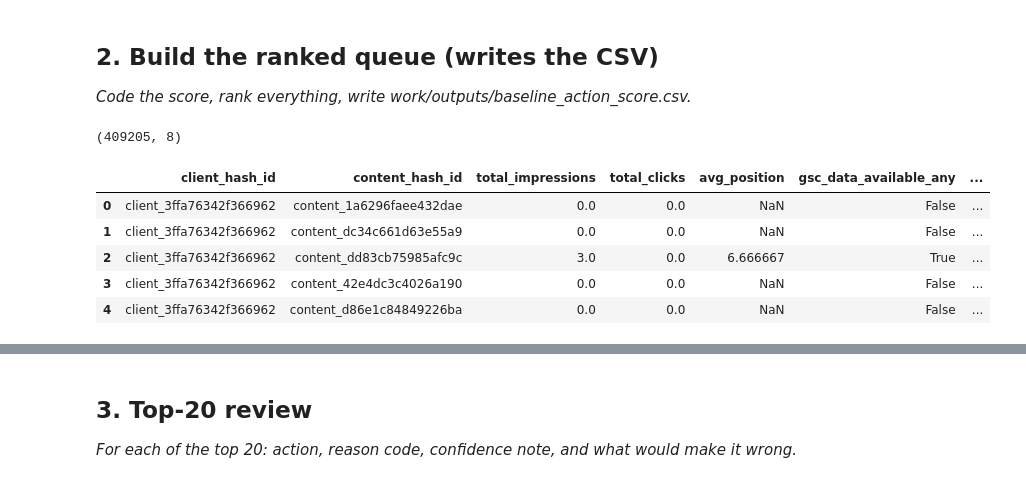
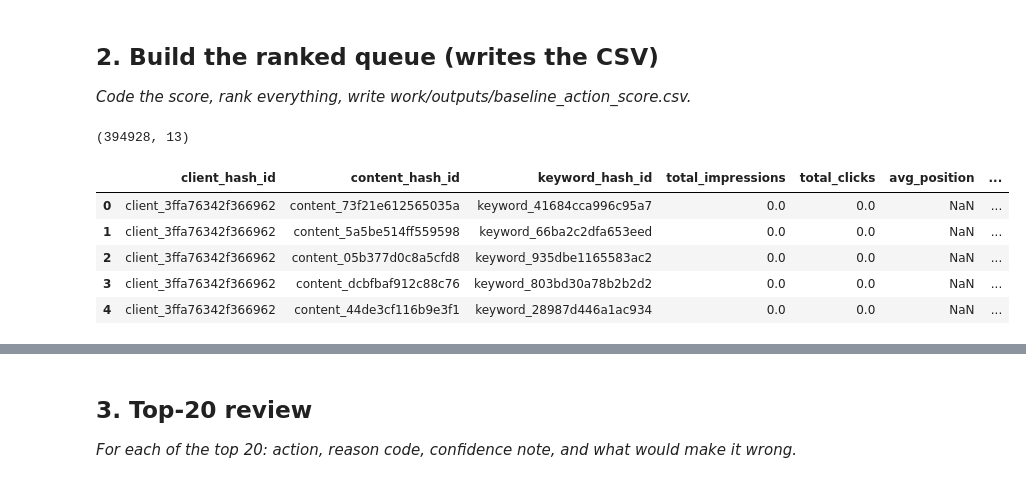
Before and after one commit to tracy030115/flyrank-ml, a Jupyter notebook: work/notebooks/w04_baseline_score.ipynb, the cells around one changed output, grey strips where cells are left out. Cells and saved outputs as stored; diff of their text form; code cells hidden in the pictures.

```diff
--- a/work/notebooks/w04_baseline_score.ipynb
+++ b/work/notebooks/w04_baseline_score.ipynb
@@ -105,52 +122,61 @@ import numpy as np
 page_level = con.sql(f"""
     WITH ref AS (
         SELECT MAX(report_date) AS max_date
         FROM read_parquet('{rel}/fact_content_daily_performance_sample.parquet')
     ),
     fact_agg AS (
         SELECT
             client_hash_id,
             content_hash_id,
             SUM(gsc_impressions) AS total_impressions,
             SUM(gsc_clicks) AS total_clicks,
             AVG(gsc_avg_position) AS avg_position,
-            BOOL_OR(gsc_data_available) AS gsc_data_available_any
+            SUM(ga4_sessions) AS total_sessions,
+            SUM(ga4_engaged_sessions) AS total_engaged_sessions,
+            BOOL_OR(gsc_data_available) AS gsc_data_available_any,
+            BOOL_OR(ga4_data_available) AS ga4_data_available_any
         FROM read_parquet('{rel}/fact_content_daily_performance_sample.parquet')
         GROUP BY client_hash_id, content_hash_id
     ),
-    staleness AS (
+    content_meta AS (
         SELECT
-            dc.content_hash_id,
-            DATE_DIFF('day', dc.content_updated_date, ref.max_date) AS days_since_last_update
-        FROM read_parquet('{rel}/dim_content.parquet') dc
-        CROSS JOIN ref
+            content_hash_id,
+            keyword_hash_id,
+            content_updated_date,
+            is_published,
+            is_deleted
+        FROM read_parquet('{rel}/dim_content.parquet')
+        WHERE is_published = true AND is_deleted = false
     )
     SELECT
         f.client_hash_id,
         f.content_hash_id,
+        cm.keyword_hash_id,
         f.total_impressions,
         f.total_clicks,
         f.avg_position,
+        f.total_sessions,
+        f.total_engaged_sessions,
         f.gsc_data_available_any,
-        s.days_since_last_update,
-        CASE WHEN f.total_impressions > 0
-             THEN f.total_clicks * 1.0 / f.total_impressions
-             ELSE NULL
-        END AS ctr
+        f.ga4_data_available_any,
+        DATE_DIFF('day', cm.content_updated_date, ref.max_date) AS days_since_last_update,
+        CASE WHEN f.total_impressions > 0 THEN f.total_clicks * 1.0 / f.total_impressions ELSE NULL END AS ctr,
+        CASE WHEN f.total_sessions > 0 THEN f.total_engaged_sessions * 1.0 / f.total_sessions ELSE NULL END AS engagement_rate
     FROM fact_agg f
-    LEFT JOIN staleness s ON f.content_hash_id = s.content_hash_id
+    JOIN content_meta cm ON f.content_hash_id = cm.content_hash_id
+    CROSS JOIN ref
 """).df()
 
 print(page_level.shape)
 page_level.head()
 # %% [output]
-(409205, 8)
+(394928, 13)
-|  | client_hash_id | content_hash_id | total_impressions | total_clicks | avg_position | gsc_data_available_any | ... |
-| 0 | client_3ffa76342f366962 | content_1a6296faee432dae | 0.0 | 0.0 | NaN | False | ... |
-| 1 | client_3ffa76342f366962 | content_dc34c661d63e55a9 | 0.0 | 0.0 | NaN | False | ... |
-| 2 | client_3ffa76342f366962 | content_dd83cb75985afc9c | 3.0 | 0.0 | 6.666667 | True | ... |
-| 3 | client_3ffa76342f366962 | content_42e4dc3c4026a190 | 0.0 | 0.0 | NaN | False | ... |
-| 4 | client_3ffa76342f366962 | content_d86e1c84849226ba | 0.0 | 0.0 | NaN | False | ... |
+|  | client_hash_id | content_hash_id | keyword_hash_id | total_impressions | total_clicks | avg_position | ... |
+| 0 | client_3ffa76342f366962 | content_73f21e612565035a | keyword_41684cca996c95a7 | 0.0 | 0.0 | NaN | ... |
+| 1 | client_3ffa76342f366962 | content_5a5be514ff559598 | keyword_66ba2c2dfa653eed | 0.0 | 0.0 | NaN | ... |
+| 2 | client_3ffa76342f366962 | content_05b377d0c8a5cfd8 | keyword_935dbe1165583ac2 | 0.0 | 0.0 | NaN | ... |
+| 3 | client_3ffa76342f366962 | content_dcbfbaf912c88c76 | keyword_803bd30a78b2b2d2 | 0.0 | 0.0 | NaN | ... |
+| 4 | client_3ffa76342f366962 | content_44de3cf116b9e3f1 | keyword_28987d446a1ac934 | 0.0 | 0.0 | NaN | ... |
 # %%
 def position_bucket(pos):
     if pos is None or pd.isna(pos):
```
Also changed, not shown: parts of 12 cells of this notebook.
